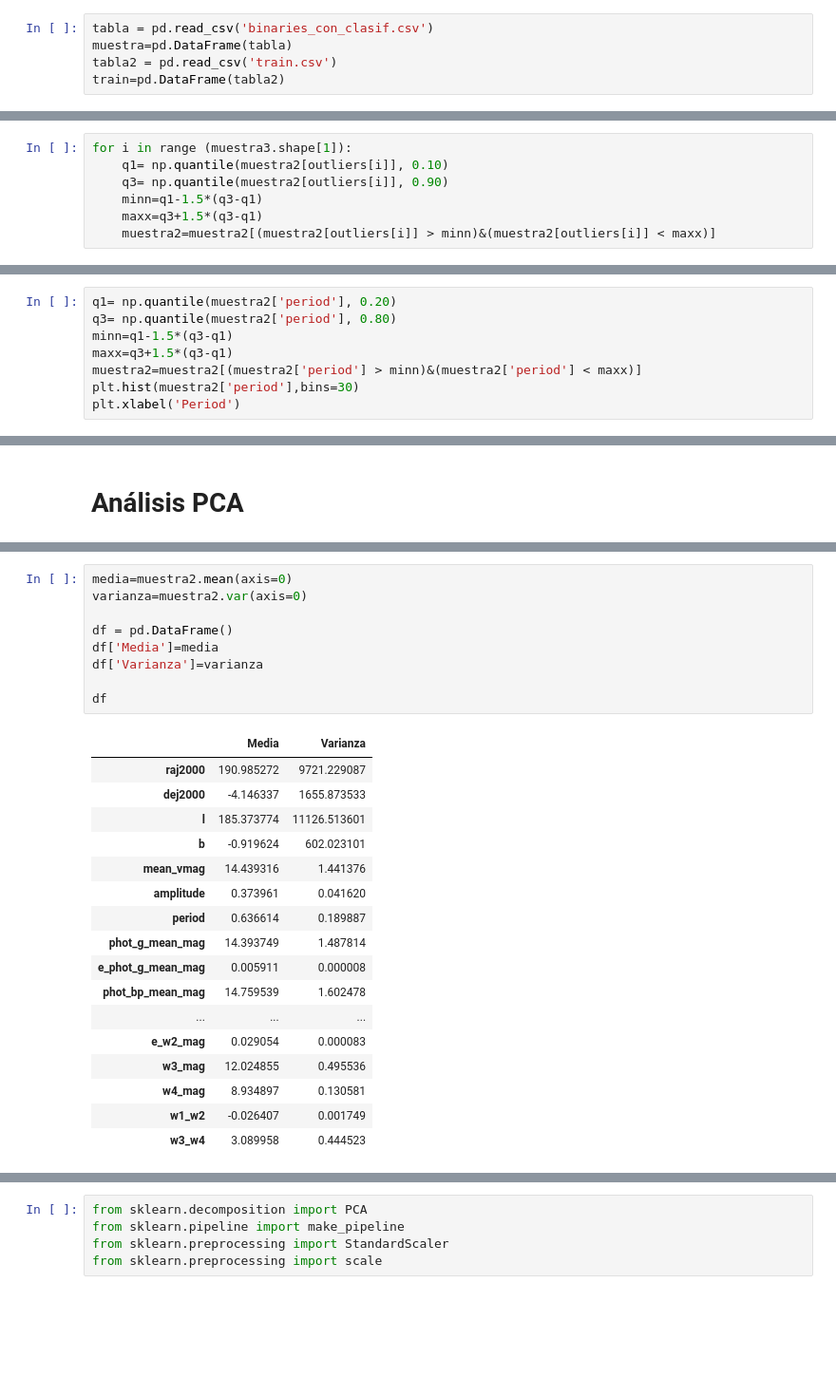
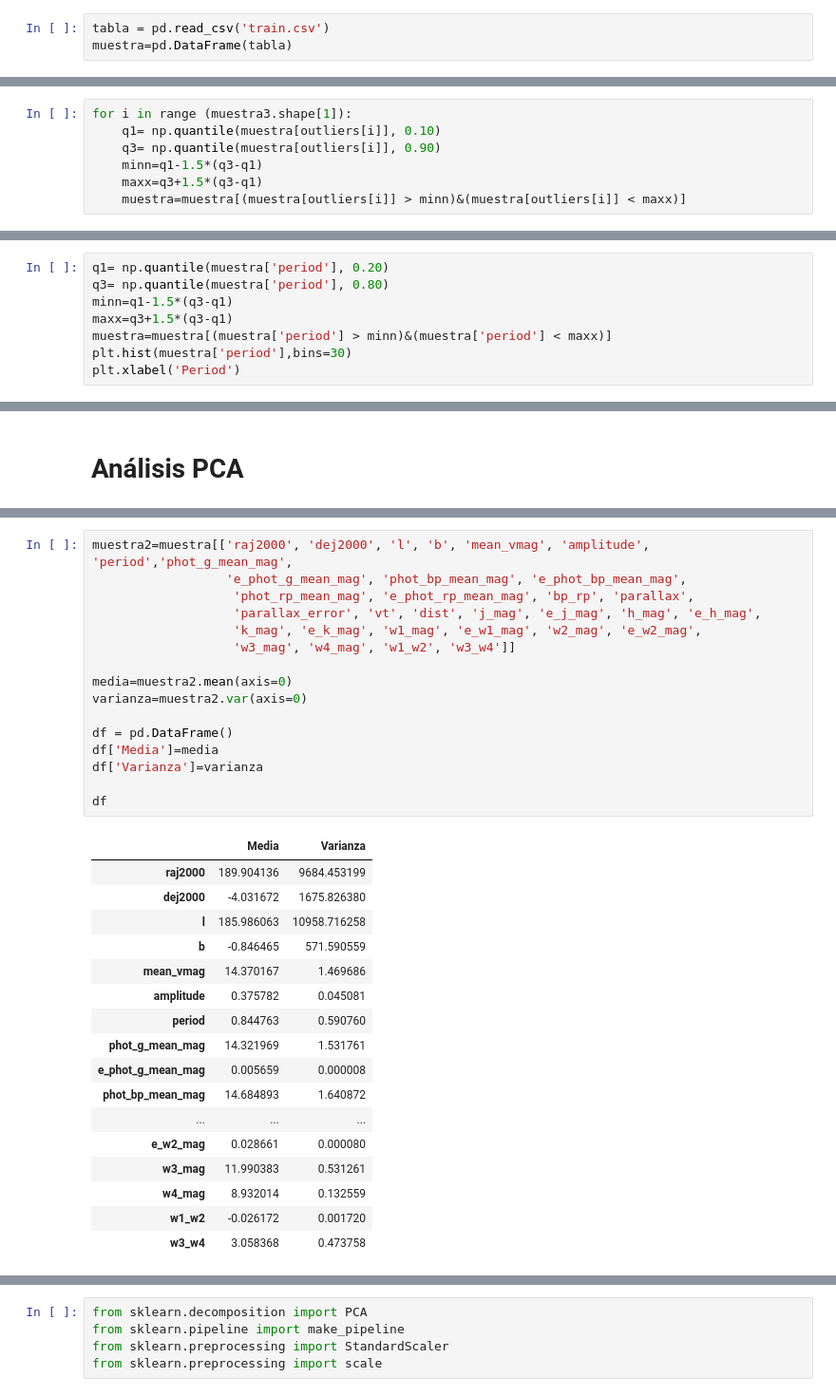
Before and after one commit to paulamique/Practica-Astroestadistica, a Jupyter notebook: Trabajo_Final_Miquelarena.ipynb, the cells around one changed output, grey strips where cells are left out. Shown at 95% size. Saved outputs shown, nothing was run; the diff lists cells and outputs as text; blank space fills up the shorter version.

```diff
--- a/Trabajo_Final_Miquelarena.ipynb
+++ b/Trabajo_Final_Miquelarena.ipynb
@@ -13,10 +13,8 @@ import pandas as pd
 import seaborn as sns
 sns.set()
 # %%
-tabla = pd.read_csv('binaries_con_clasif.csv')
+tabla = pd.read_csv('train.csv')
 muestra=pd.DataFrame(tabla)
-tabla2 = pd.read_csv('train.csv')
-train=pd.DataFrame(tabla2)
 # %% [markdown]
 Las muestras cuenta con 36 variables, cuyos nombres se detallan a continuación.
 # %%
@@ -113,10 +88,10 @@ Elimino los valores atípicos de la muestra de la siguiente manera:
 # %%
 for i in range (muestra3.shape[1]):
-    q1= np.quantile(muestra2[outliers[i]], 0.10)
-    q3= np.quantile(muestra2[outliers[i]], 0.90)
+    q1= np.quantile(muestra[outliers[i]], 0.10)
+    q3= np.quantile(muestra[outliers[i]], 0.90)
     minn=q1-1.5*(q3-q1)
     maxx=q3+1.5*(q3-q1)
-    muestra2=muestra2[(muestra2[outliers[i]] > minn)&(muestra2[outliers[i]] < maxx)]
+    muestra=muestra[(muestra[outliers[i]] > minn)&(muestra[outliers[i]] < maxx)]
 # %%
 outliers=muestra3.columns
 fig=plt.figure(figsize=(19,20))
@@ -134,10 +109,10 @@ Aún se observan valores atípicos en la variable 'period', por lo que haré un
 # %%
-q1= np.quantile(muestra2['period'], 0.20)
-q3= np.quantile(muestra2['period'], 0.80)
+q1= np.quantile(muestra['period'], 0.20)
+q3= np.quantile(muestra['period'], 0.80)
 minn=q1-1.5*(q3-q1)
 maxx=q3+1.5*(q3-q1)
-muestra2=muestra2[(muestra2['period'] > minn)&(muestra2['period'] < maxx)]
-plt.hist(muestra2['period'],bins=30)
+muestra=muestra[(muestra['period'] > minn)&(muestra['period'] < maxx)]
+plt.hist(muestra['period'],bins=30)
 plt.xlabel('Period')
 # %% [output]
 Text(0.5, 0, 'Period')
@@ -205,28 +124,35 @@ Para realizar el análisis PCA, se comienza por la visualización de media y var
 # %%
+muestra2=muestra[['raj2000', 'dej2000', 'l', 'b', 'mean_vmag', 'amplitude', 'period','phot_g_mean_mag',
+                  'e_phot_g_mean_mag', 'phot_bp_mean_mag', 'e_phot_bp_mean_mag',
+                   'phot_rp_mean_mag', 'e_phot_rp_mean_mag', 'bp_rp', 'parallax',
+                   'parallax_error', 'vt', 'dist', 'j_mag', 'e_j_mag', 'h_mag', 'e_h_mag',
+                   'k_mag', 'e_k_mag', 'w1_mag', 'e_w1_mag', 'w2_mag', 'e_w2_mag',
+                   'w3_mag', 'w4_mag', 'w1_w2', 'w3_w4']]
+
 media=muestra2.mean(axis=0)
 varianza=muestra2.var(axis=0)
 
 df = pd.DataFrame()
 df['Media']=media
 df['Varianza']=varianza
 
 df
 # %% [output]
 |  | Media | Varianza |
-| raj2000 | 190.985272 | 9721.229087 |
-| dej2000 | -4.146337 | 1655.873533 |
-| l | 185.373774 | 11126.513601 |
-| b | -0.919624 | 602.023101 |
-| mean_vmag | 14.439316 | 1.441376 |
-| amplitude | 0.373961 | 0.041620 |
-| period | 0.636614 | 0.189887 |
-| phot_g_mean_mag | 14.393749 | 1.487814 |
-| e_phot_g_mean_mag | 0.005911 | 0.000008 |
-| phot_bp_mean_mag | 14.759539 | 1.602478 |
+| raj2000 | 189.904136 | 9684.453199 |
+| dej2000 | -4.031672 | 1675.826380 |
+| l | 185.986063 | 10958.716258 |
+| b | -0.846465 | 571.590559 |
+| mean_vmag | 14.370167 | 1.469686 |
+| amplitude | 0.375782 | 0.045081 |
+| period | 0.844763 | 0.590760 |
+| phot_g_mean_mag | 14.321969 | 1.531761 |
+| e_phot_g_mean_mag | 0.005659 | 0.000008 |
+| phot_bp_mean_mag | 14.684893 | 1.640872 |
 | ... | ... | ... |
-| e_w2_mag | 0.029054 | 0.000083 |
-| w3_mag | 12.024855 | 0.495536 |
-| w4_mag | 8.934897 | 0.130581 |
-| w1_w2 | -0.026407 | 0.001749 |
-| w3_w4 | 3.089958 | 0.444523 |
+| e_w2_mag | 0.028661 | 0.000080 |
+| w3_mag | 11.990383 | 0.531261 |
+| w4_mag | 8.932014 | 0.132559 |
+| w1_w2 | -0.026172 | 0.001720 |
+| w3_w4 | 3.058368 | 0.473758 |
 # %% [markdown]
```
Also changed, not shown: parts of 51 cells of this notebook, 2 other files.
